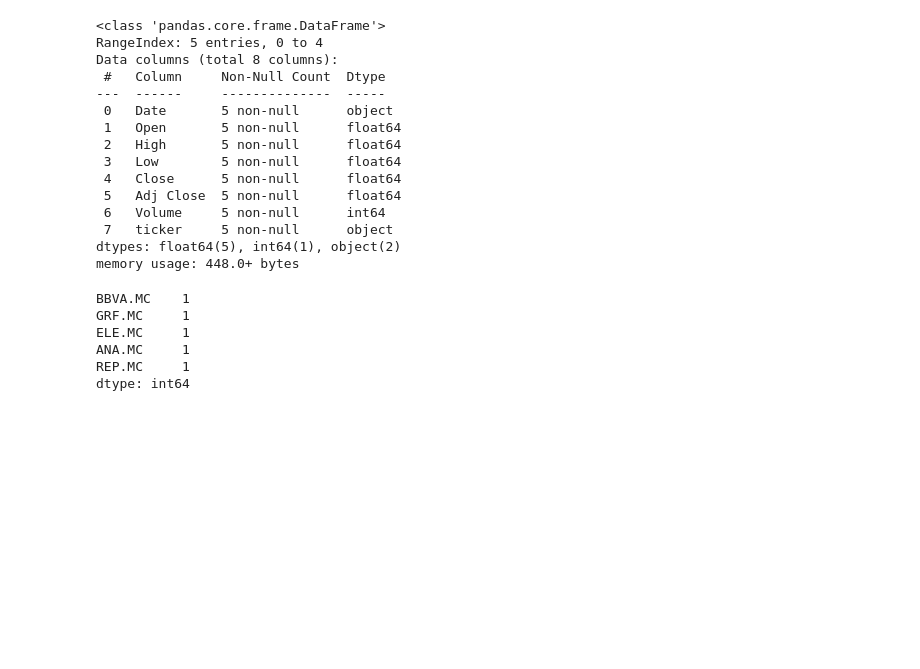
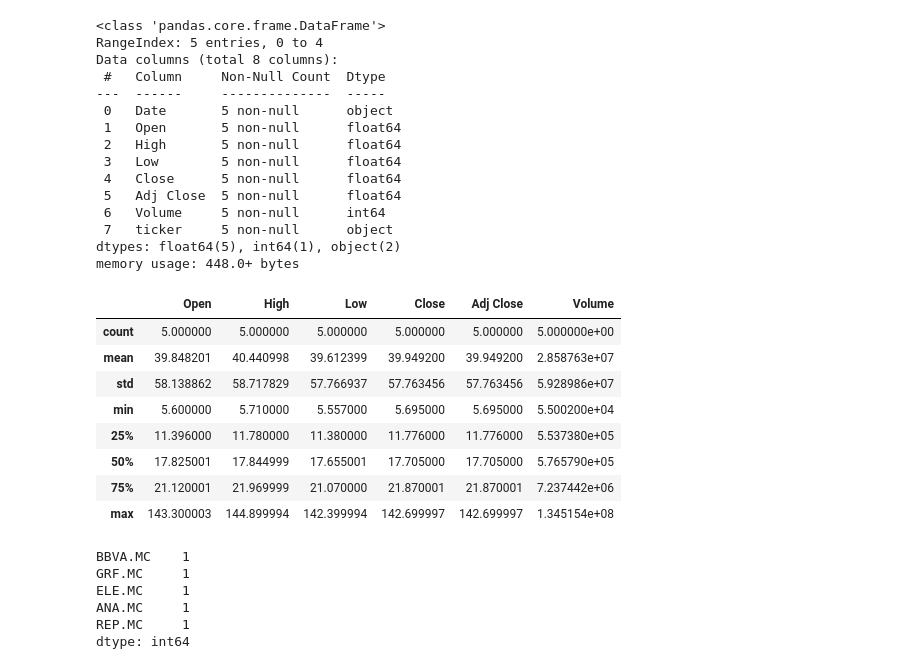
Before and after one commit to pptscdia2021/pp12021grupo8_a1-practica-profesionalizante-g8-a1, a Jupyter notebook: Segundo_Practico/CSV/visualizaciones_df.ipynb, the cells around one changed output. Cells and saved outputs as stored; diff of their text form; code cells hidden in the pictures; blank space fills up the shorter version.

```diff
--- a/Segundo_Practico/CSV/visualizaciones_df.ipynb
+++ b/Segundo_Practico/CSV/visualizaciones_df.ipynb
@@ -125,6 +137,18 @@ Data columns (total 8 columns):
  7   ticker     5 non-null      object
 dtypes: float64(5), int64(1), object(2)
 memory usage: 448.0+ bytes
+# %%
+df2.describe()
+# %% [output]
+|  | Open | High | Low | Close | Adj Close | Volume |
+| count | 5.000000 | 5.000000 | 5.000000 | 5.000000 | 5.000000 | 5.000000e+00 |
+| mean | 39.848201 | 40.440998 | 39.612399 | 39.949200 | 39.949200 | 2.858763e+07 |
+| std | 58.138862 | 58.717829 | 57.766937 | 57.763456 | 57.763456 | 5.928986e+07 |
+| min | 5.600000 | 5.710000 | 5.557000 | 5.695000 | 5.695000 | 5.500200e+04 |
+| 25% | 11.396000 | 11.780000 | 11.380000 | 11.776000 | 11.776000 | 5.537380e+05 |
+| 50% | 17.825001 | 17.844999 | 17.655001 | 17.705000 | 17.705000 | 5.765790e+05 |
+| 75% | 21.120001 | 21.969999 | 21.070000 | 21.870001 | 21.870001 | 7.237442e+06 |
+| max | 143.300003 | 144.899994 | 142.399994 | 142.699997 | 142.699997 | 1.345154e+08 |
 # %%
 pd.value_counts(df2[["ticker"]].values.ravel())
 # %% [output]
```
Also changed, not shown: parts of 7 cells of this notebook.
